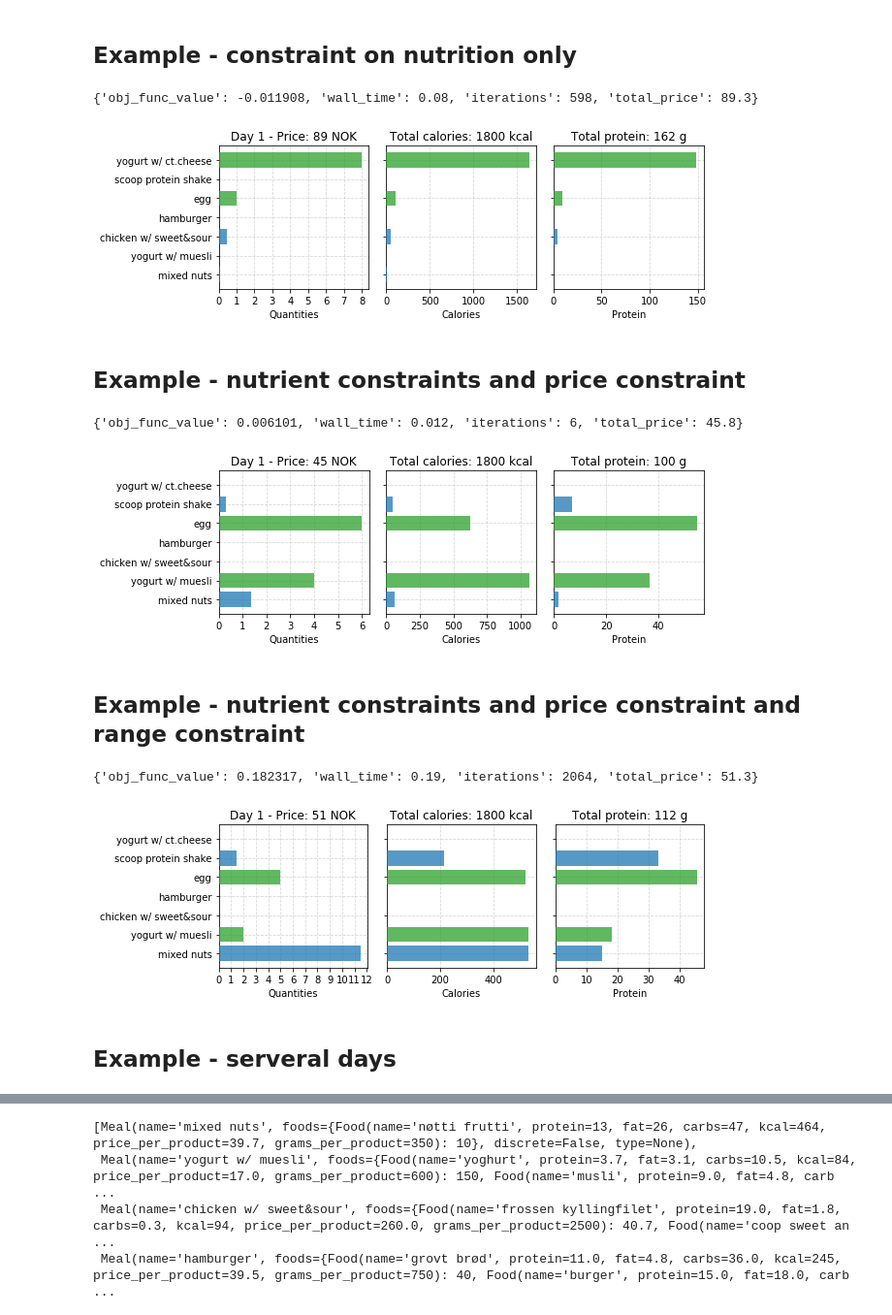
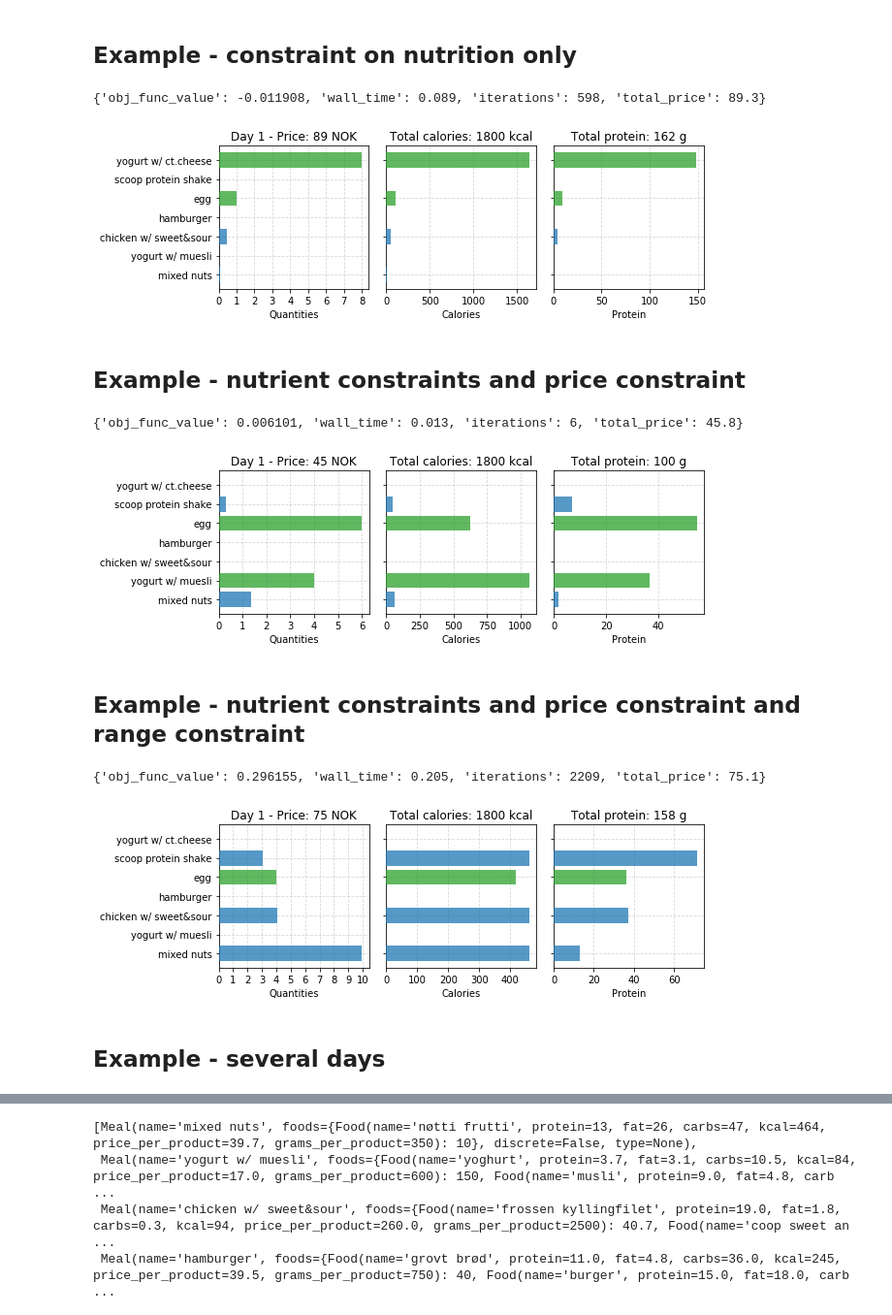
Before and after one commit to Sonat-Consulting/sonatai-code, a Jupyter notebook: optimizing_meals/create_figures.ipynb, the cells around one changed output, grey strips where cells are left out. Shown at 97% size. Saved outputs shown, nothing was run; the diff lists cells and outputs as text; code cells hidden in the pictures.

Commit message:
[MRG] Another plot (#2)
* squash merge

* added figure for goal programming

```diff
--- a/optimizing_meals/create_figures.ipynb
+++ b/optimizing_meals/create_figures.ipynb
@@ -25,0 +28,39 @@ if not os.path.exists("figures"):
+# %%
+x = np.linspace(0, 15)
+COLORS = plt.rcParams['axes.prop_cycle'].by_key()['color']
+
+
+plt.figure(figsize=FIGSIZE)
+
+plt.subplot(1, 2, 1)
+plt.title("Indiviual terms in the cost function")
+
+plt.plot(x, x, label="x")
+cost1 = 2 * np.maximum(0, x - 5)
+cost2 = 4 * np.maximum(0, 10 - x)
+plt.plot(x, cost1, label="$2 \delta_1^-$")
+plt.plot(x, cost2, label="$4 \delta_2^+$")
+plt.grid(True, ls="--", alpha=0.5, zorder=5)
+plt.legend()
+
+# -----------------------------------------
+
+plt.subplot(1, 2, 2)
+plt.title("Terms in the cost function and their sum")
+
+plt.plot(x, x, label="x")
+plt.plot(x, cost1, label="$2 \delta_1^-$")
+plt.plot(x, cost2, label="$4 \delta_2^+$")
+plt.scatter([10], [20], color=COLORS[3], label="Minimum", s=50)
+
+plt.plot(x, x + cost1 + cost2, label="Cost function")
+plt.grid(True, ls="--", alpha=0.5, zorder=5)
+plt.legend(loc="lower left", bbox_to_anchor=(1.0, 0.4, 0.9, 0.0))
+
+plt.tight_layout()
+filename="goal_programming"
+if filename:
+    plt.savefig(os.path.join("figures", f"{filename}.pdf"))
+    plt.savefig(os.path.join("figures", f"{filename}.png"), dpi=300)
+
+plt.show()
@@ -144,7 +187,7 @@ x, results_data = optimize_mealplan(meals=meals,
 print(results_data)
 plot_results(x, meals, results_data, "single_day_constrained_nutrients")
 # %% [output]
-{'obj_func_value': -0.011908, 'wall_time': 0.08, 'iterations': 598, 'total_price': 89.3}
+{'obj_func_value': -0.011908, 'wall_time': 0.089, 'iterations': 598, 'total_price': 89.3}
 [figure]
 # %% [markdown]
  ## Example - nutrient constraints and price constraint
@@ -166,32 +209,32 @@ x, results_data = optimize_mealplan(meals=meals,
 print(results_data)
 plot_results(x, meals, results_data, "single_day_constrained_nutrients_price")
 # %% [output]
-{'obj_func_value': 0.006101, 'wall_time': 0.012, 'iterations': 6, 'total_price': 45.8}
+{'obj_func_value': 0.006101, 'wall_time': 0.013, 'iterations': 6, 'total_price': 45.8}
 [figure]
 # %% [markdown]
 ## Example - nutrient constraints and price constraint and range constraint
 # %%
 params = {"num_days":1,
           "num_meals":4,
 
           "weight_price":0.1,
           "weight_nutrients":2.0,
-          "weight_range":0.1,
+          "weight_range":0.20,
           "epsilon": 0.1
           }
 
 x, results_data = optimize_mealplan(meals=meals,
                   meals_limits=None,
                   dietary_constraints=dietary_constraints,
                   params=params)
 
 print(results_data)
 plot_results(x, meals, results_data, "single_day_constrained_nutrients_price_range")
 # %% [output]
-{'obj_func_value': 0.182317, 'wall_time': 0.19, 'iterations': 2064, 'total_price': 51.3}
+{'obj_func_value': 0.296155, 'wall_time': 0.205, 'iterations': 2209, 'total_price': 75.1}
-[figure, old version]
+[figure, new version]
 # %% [markdown]
-## Example - serveral days
+## Example - several days
 # %%
 num_days = 8
 
```
Also changed, not shown: parts of 3 cells of this notebook, 1 other file.
